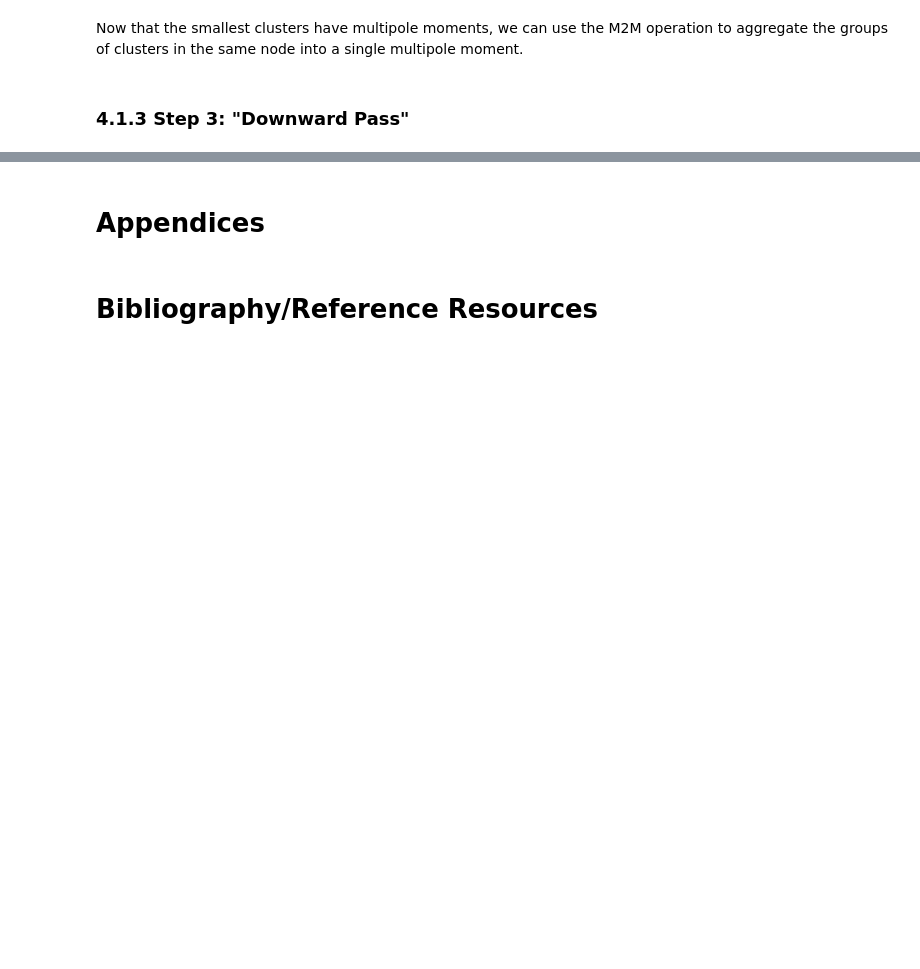
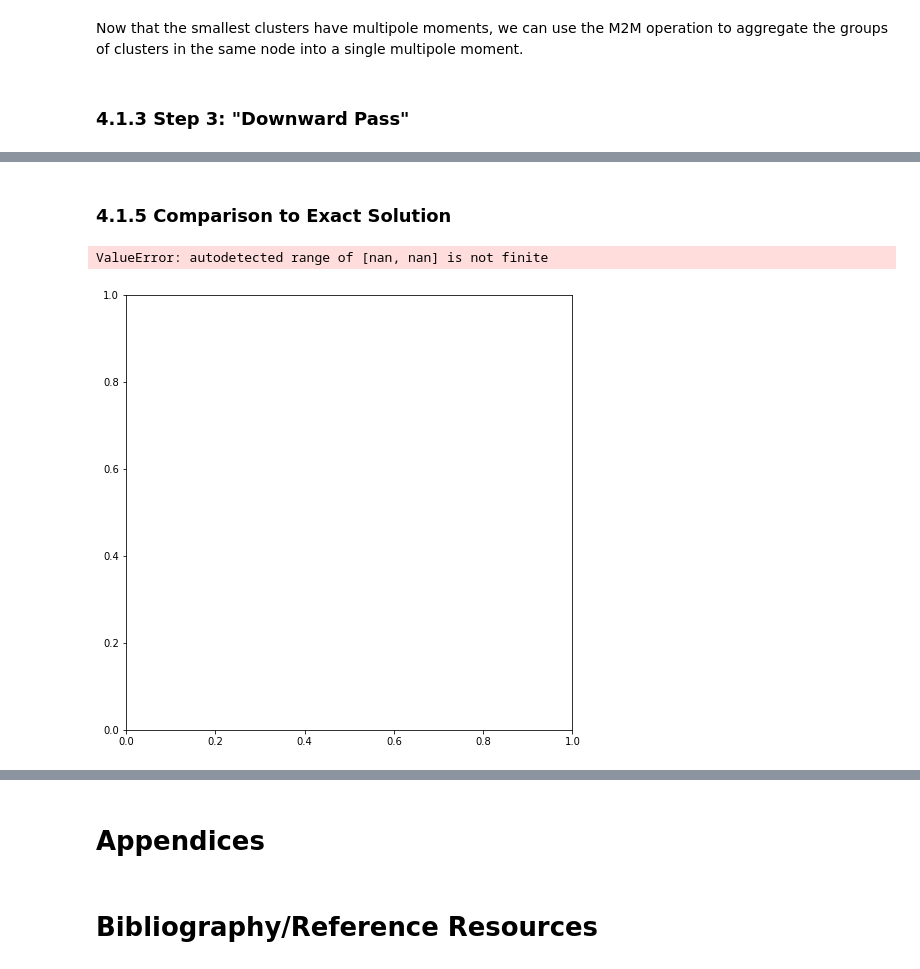
Before and after one commit to a-gilbert/IntroFMM, a Jupyter notebook: Interdisciplinary_FMM.ipynb, the cells around one changed output, grey strips where cells are left out. Saved outputs shown, nothing was run; the diff lists cells and outputs as text; code cells hidden in the pictures; blank space fills up the shorter version.

```diff
--- a/Interdisciplinary_FMM.ipynb
+++ b/Interdisciplinary_FMM.ipynb
@@ -741,0 +883,2 @@ sys.getsizeof('101')
+# %% [markdown]
+### 4.1.5 Comparison to Exact Solution
@@ -741,0 +889,4 @@ sys.getsizeof('101')
+# %%
+fmm_part.parray.sort(order='ids')
+fmm_part.half_step_v()
+fmm_part.step_r()
@@ -741,0 +895,21 @@ sys.getsizeof('101')
+# %%
+f = 'fx'
+p = 're'
+
+err = fmm_part.parray[f] - exact_part.parray[f]
+rerr = np.abs(err)/np.abs(exact_part.parray[f])
+
+plt.close('all')
+plt.figure(figsize=(8,8))
+if p == 'e':
+    hist, bins = np.histogram(err, bins='auto')
+    lbins = np.logspace(np.log10(bins[0]), np.log10(bins[-1]), len(bins))
+    n, bins, ps = plt.hist(err, bins=lbins, color='C0')
+    plt.xscale('symlog')
+elif p=='re':
+    n, bins, ps = plt.hist(np.log10(rerr), bins='auto', color='C0')
+    #plt.xscale('log')
+plt.show()
+# %% [output]
+ValueError: autodetected range of [nan, nan] is not finite
+[figure, added]
```
Also changed, not shown: parts of 28 cells of this notebook, 3 other files.
